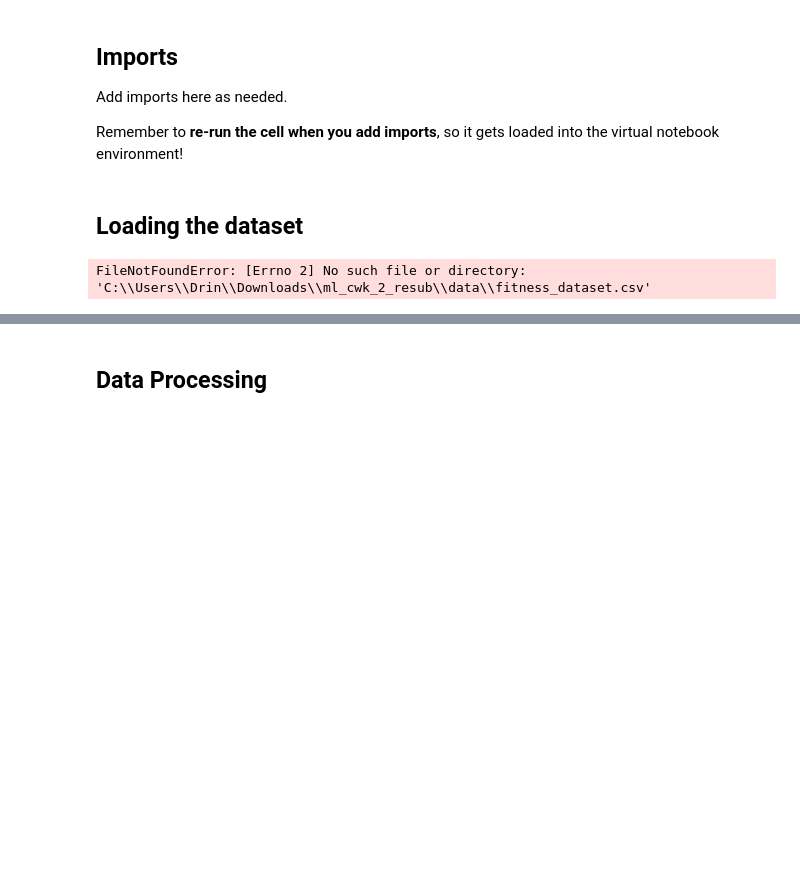
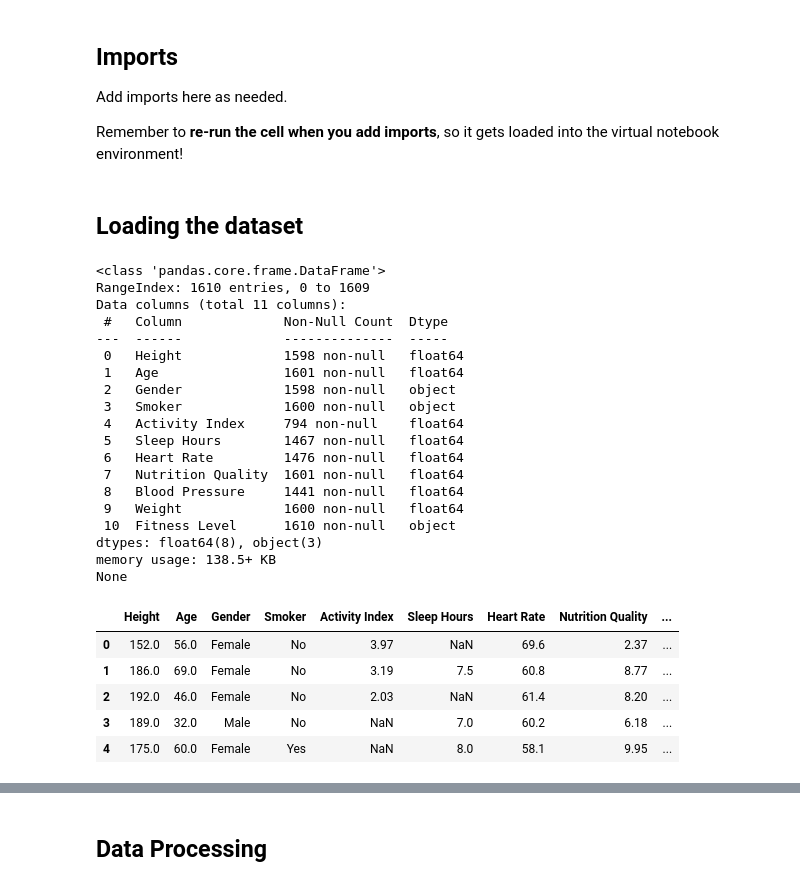
Before and after one commit to DrinJKPI/Machine-Learning-Assignments, a Jupyter notebook: ml_cwk_2_resub_1 (2).ipynb, the cells around one changed output, grey strips where cells are left out. Cells and saved outputs as stored; diff of their text form; code cells hidden in the pictures; blank space fills up the shorter version.

```diff
--- a/ml_cwk_2_resub_1 (2).ipynb
+++ b/ml_cwk_2_resub_1 (2).ipynb
@@ -78,12 +78,36 @@ import random
 # %%
 import pandas as pd
 
-df = pd.read_csv(r'C:\Users\Drin\Downloads\ml_cwk_2_resub\data\fitness_dataset.csv')
+df = pd.read_csv(r'C:\Users\Drin\OneDrive - Jakupi\Documents\ml_cwk_2_resub\data\fitness_dataset.csv')
 
 # printing out dataset info
 print(df.info())
 df.head()
 # %% [output]
-FileNotFoundError: [Errno 2] No such file or directory: 'C:\\Users\\Drin\\Downloads\\ml_cwk_2_resub\\data\\fitness_dataset.csv'
+<class 'pandas.core.frame.DataFrame'>
+RangeIndex: 1610 entries, 0 to 1609
+Data columns (total 11 columns):
+ #   Column             Non-Null Count  Dtype
+---  ------             --------------  -----
+ 0   Height             1598 non-null   float64
+ 1   Age                1601 non-null   float64
+ 2   Gender             1598 non-null   object
+ 3   Smoker             1600 non-null   object
+ 4   Activity Index     794 non-null    float64
+ 5   Sleep Hours        1467 non-null   float64
+ 6   Heart Rate         1476 non-null   float64
+ 7   Nutrition Quality  1601 non-null   float64
+ 8   Blood Pressure     1441 non-null   float64
+ 9   Weight             1600 non-null   float64
+ 10  Fitness Level      1610 non-null   object
+dtypes: float64(8), object(3)
+memory usage: 138.5+ KB
+None
+|  | Height | Age | Gender | Smoker | Activity Index | Sleep Hours | Heart Rate | Nutrition Quality | ... |
+| 0 | 152.0 | 56.0 | Female | No | 3.97 | NaN | 69.6 | 2.37 | ... |
+| 1 | 186.0 | 69.0 | Female | No | 3.19 | 7.5 | 60.8 | 8.77 | ... |
+| 2 | 192.0 | 46.0 | Female | No | 2.03 | NaN | 61.4 | 8.20 | ... |
+| 3 | 189.0 | 32.0 | Male | No | NaN | 7.0 | 60.2 | 6.18 | ... |
+| 4 | 175.0 | 60.0 | Female | Yes | NaN | 8.0 | 58.1 | 9.95 | ... |
 # %%
 df.describe()
```
Also changed, not shown: parts of 12 cells of this notebook.
